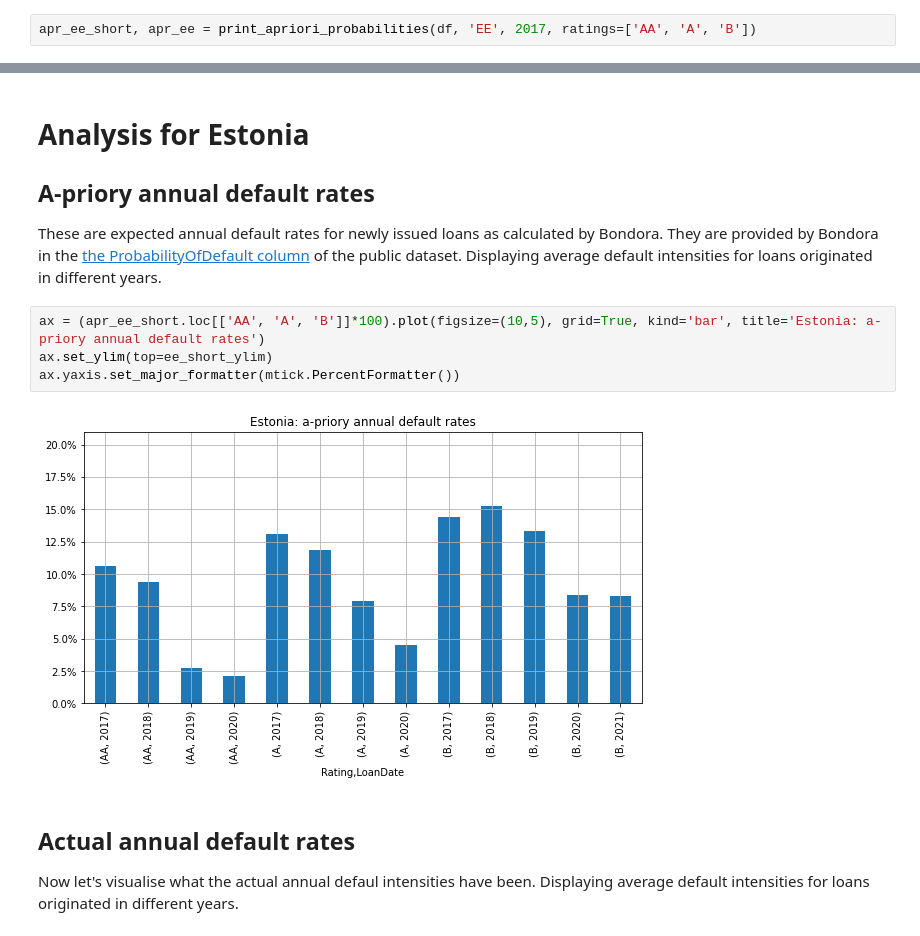
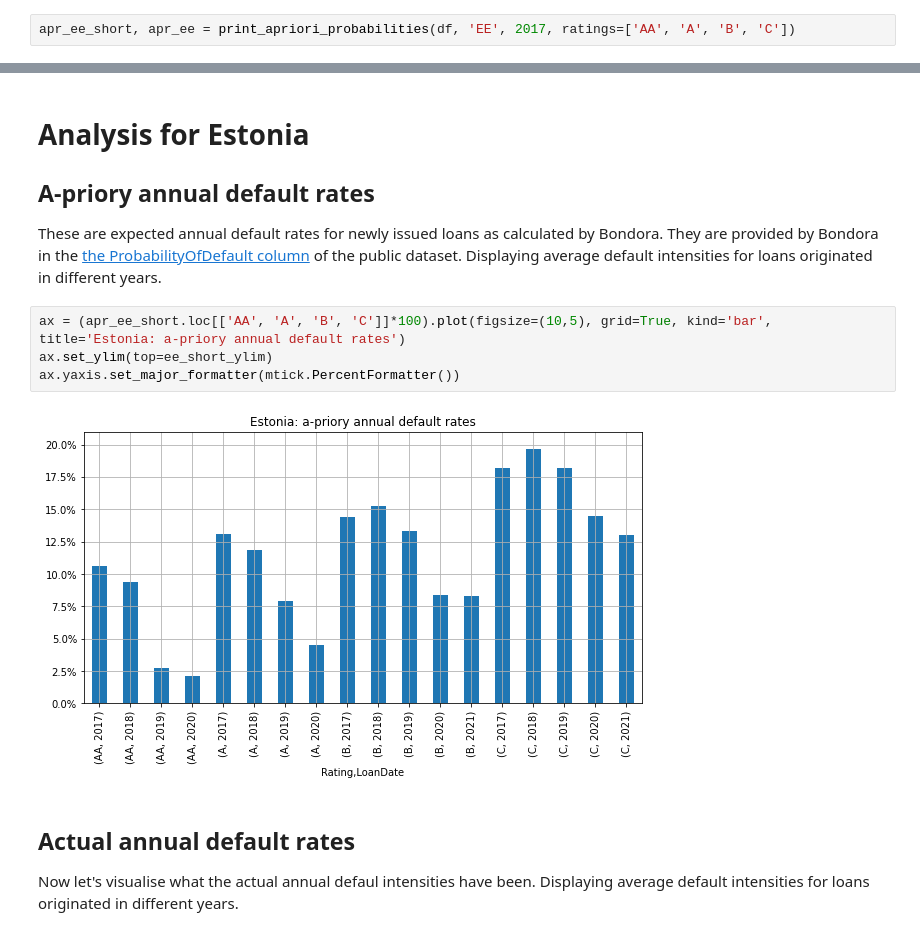
Before and after one commit to ilchen/bondora_defaults, a Jupyter notebook: bondora_defaults.ipynb, the cells around one changed output, grey strips where cells are left out. Drawn from its saved outputs; the diff is of its cells as text.

```diff
--- a/bondora_defaults.ipynb
+++ b/bondora_defaults.ipynb
@@ -111,7 +111,7 @@ df = extract_needed_columns(df)
 # %% [markdown]
 Let's examine a-priory default probabilities for Estonian AA, A, and B loans originated since 2017. These refer to a loan’s probability of default within one year horizon as calculated by Bondora upon loan origination. As the probability correlates with loans maturity, I print two tables. One without maturity accounted for and another one with.
 # %%
-apr_ee_short, apr_ee = print_apriori_probabilities(df, 'EE', 2017, ratings=['AA', 'A', 'B'])
+apr_ee_short, apr_ee = print_apriori_probabilities(df, 'EE', 2017, ratings=['AA', 'A', 'B', 'C'])
 # %% [output]
 ProbabilityOfDefault       min    median      mean       max       std
 Rating LoanDate
@@ -284,11 +261,11 @@ fi_ylim = math.ceil(100 * max(apr_fi.loc[['AA', 'A', 'B']].max(),
 ## A-priory annual default rates
 These are expected annual default rates for newly issued loans as calculated by Bondora. They are provided by Bondora in the [the ProbabilityOfDefault column](https://www.bondora.com/en/public-reports#shared-legend) of the public dataset. Displaying average default intensities for loans originated in different years.
 # %%
-ax = (apr_ee_short.loc[['AA', 'A', 'B']]*100).plot(figsize=(10,5), grid=True, kind='bar', title='Estonia: a-priory annual default rates')
+ax = (apr_ee_short.loc[['AA', 'A', 'B', 'C']]*100).plot(figsize=(10,5), grid=True, kind='bar', title='Estonia: a-priory annual default rates')
 ax.set_ylim(top=ee_short_ylim)
 ax.yaxis.set_major_formatter(mtick.PercentFormatter())
 # %% [output]
-[figure, old version]
+[figure, new version]
 # %% [markdown]
 ## Actual annual default rates
 Now let's visualise what the actual annual defaul intensities have been. Displaying average default intensities for loans originated in different years.
```
Also changed, not shown: parts of 8 cells of this notebook.
